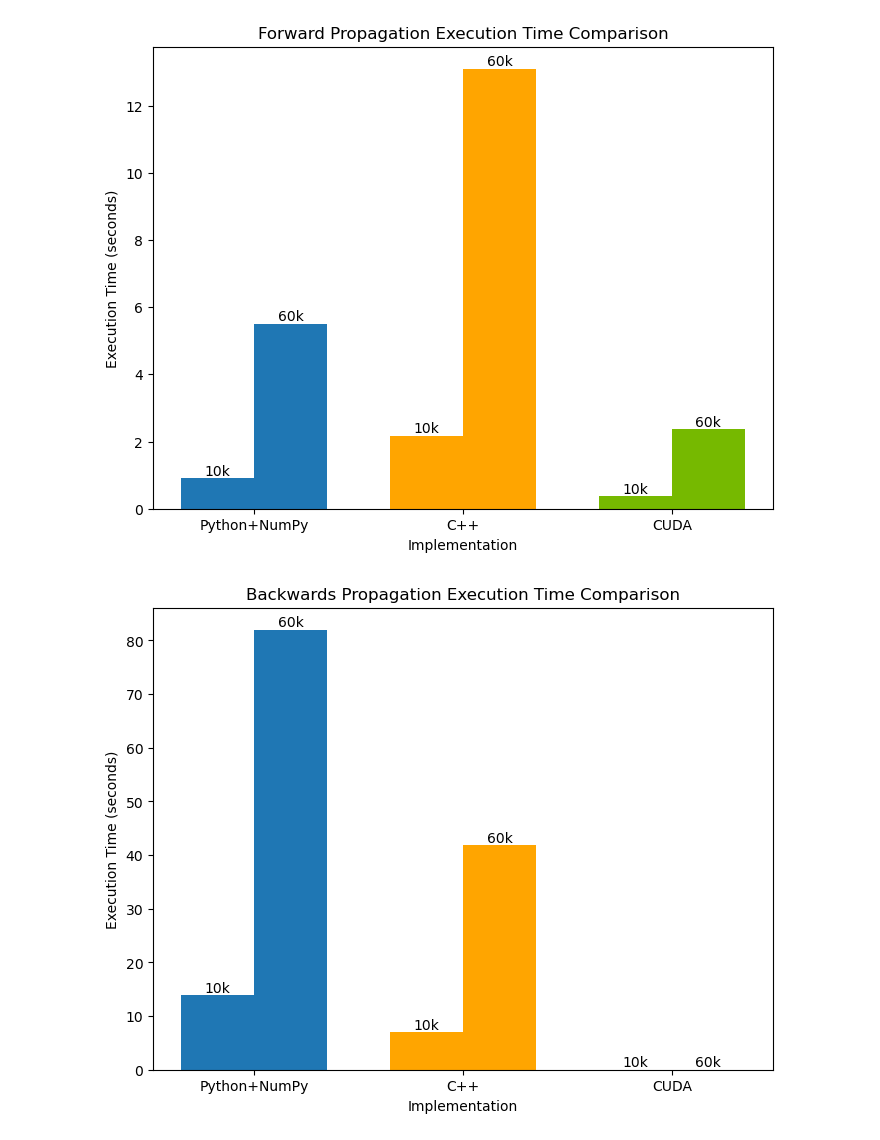
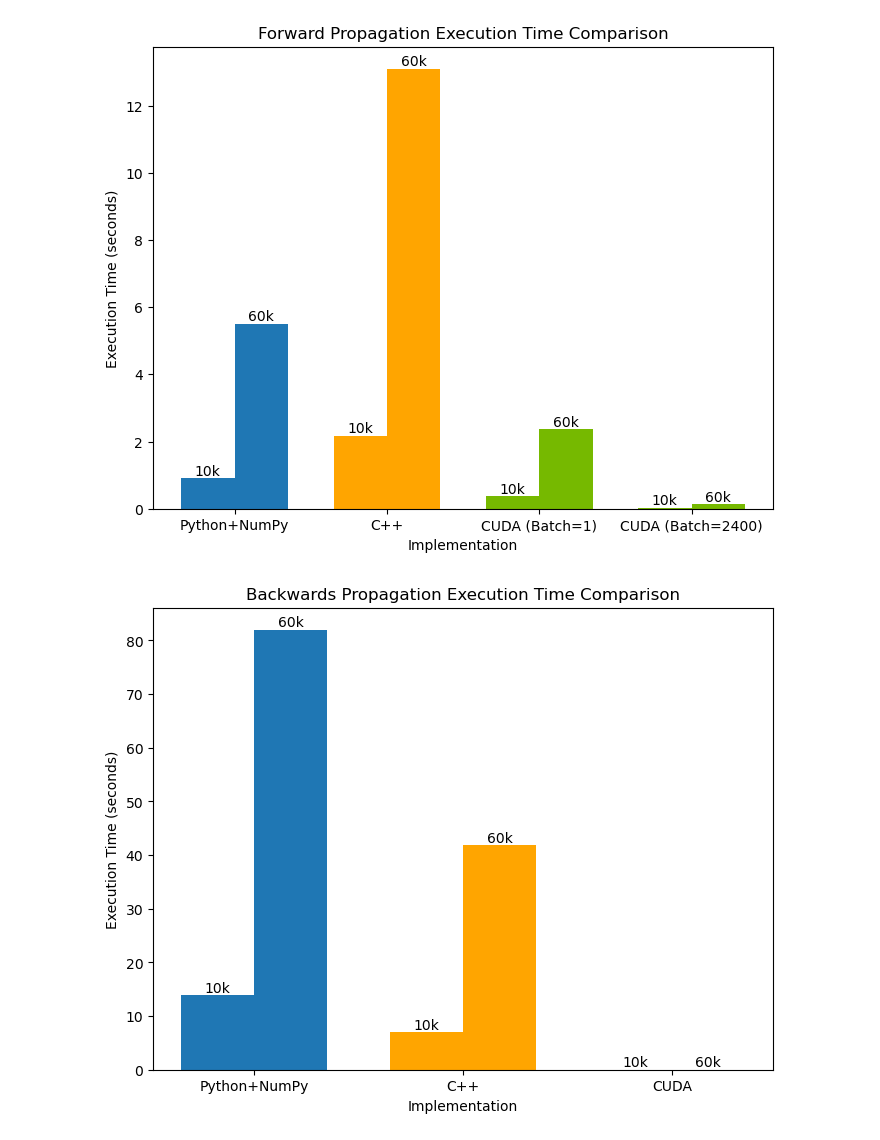
Before and after one commit to t-makaro/586C-Project, a Jupyter notebook: report/graphs.ipynb, the cells around one changed output. Saved outputs shown, nothing was run; the diff lists cells and outputs as text; code cells hidden in the pictures.

Commit message:
update graphs

```diff
--- a/report/graphs.ipynb
+++ b/report/graphs.ipynb
@@ -3,38 +3,37 @@ import numpy as np
 import matplotlib.pyplot as plt
 from matplotlib.ticker import FuncFormatter
 # %%
-implementations = ['Python+NumPy', 'C++', 'CUDA']
+implementations = ['Python+NumPy', 'C++', 'CUDA (Batch=1)', 'CUDA (Batch=2400)']
 x = np.arange(len(implementations))
-times_10k = [0.91,2.18,0.38]
-times_60k = [5.51,13.1,2.36]
-colors = ['#1f77b4', 'orange', '#76B900']
+times_10k = [0.91,2.18,0.38, 0.026]
+times_60k = [5.51,13.1,2.36,0.13]
+colors = ['#1f77b4', 'orange', '#76B900', '#76B900']
 width = 0.35
 
 # Create a bar chart
 plt.figure(figsize=(8, 6))
 bars1 = plt.bar(x - width/2, times_10k, width, label='10k Images', color=colors)
 bars2 = plt.bar(x + width/2, times_60k, width, label='60k Images', color=colors)
-
 
 # Add labels and title
 plt.xlabel('Implementation')
 plt.ylabel('Execution Time (seconds)')
 plt.xticks(x, implementations)
 plt.title('Forward Propagation Execution Time Comparison')
 
 # Add text labels on top of each bar
 for bar, label in zip(bars1, ['10k'] * len(bars1)):
     plt.text(bar.get_x() + bar.get_width() / 2, bar.get_height(), label, ha='center', va='bottom')
 for bar, label in zip(bars2, ['60k'] * len(bars2)):
     plt.text(bar.get_x() + bar.get_width() / 2, bar.get_height(), label, ha='center', va='bottom')
 
 # Save the plot to a file
 plt.savefig('images/forward_prop_time_comparison.png')
 
 # Display the plot
 plt.show()
 # %% [output]
-[figure, old version]
+[figure, new version]
 # %%
 implementations = ['Python+NumPy', 'C++', 'CUDA']
 x = np.arange(len(implementations))
```
Also changed, not shown: parts of 2 cells of this notebook, 1 other file.
